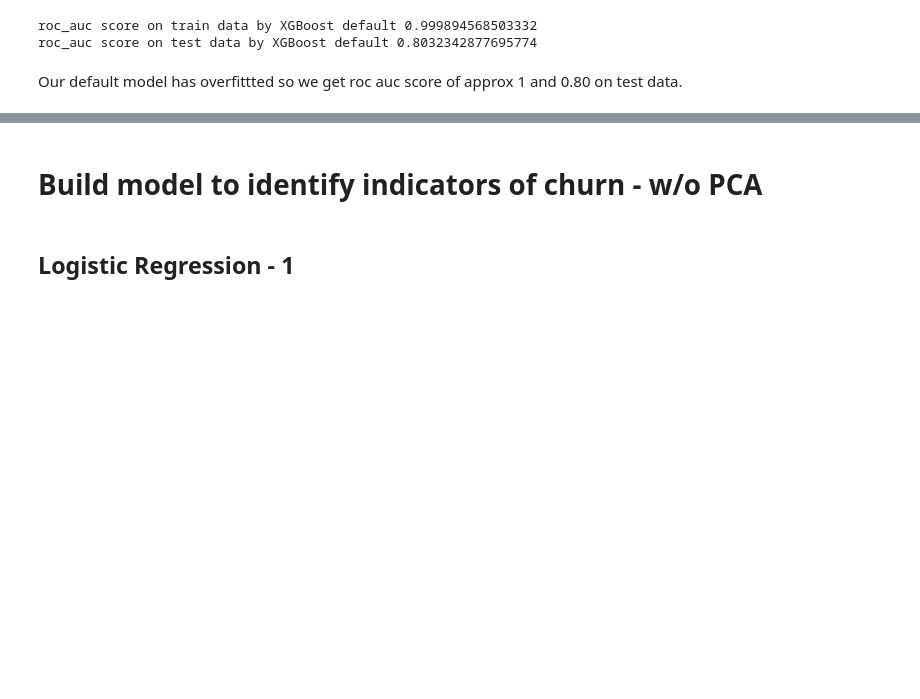
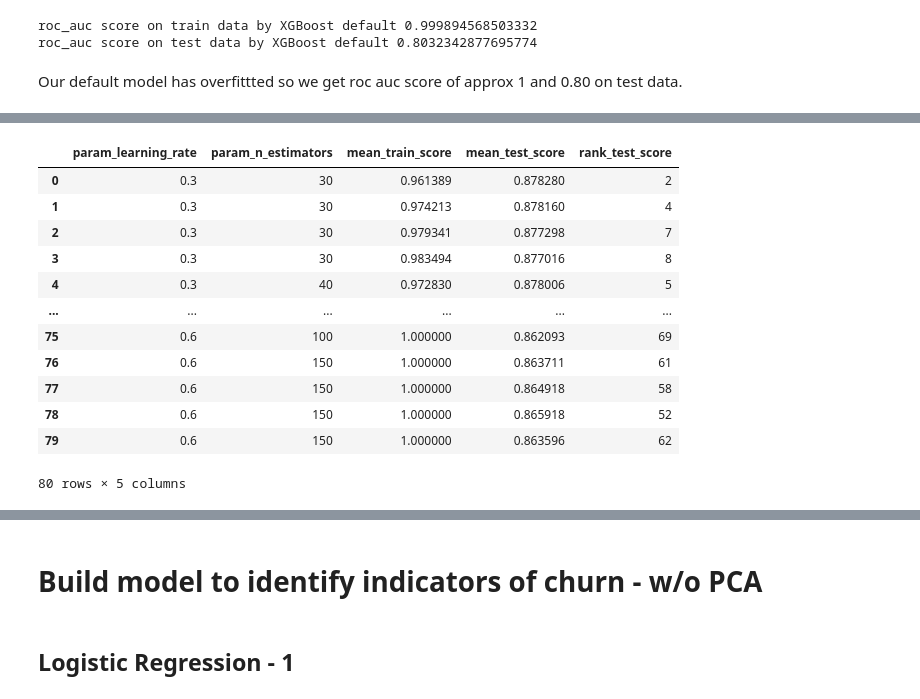
Before and after one commit to sreedevigattu/telecomchurn, a Jupyter notebook: telecomchurn.ipynb, the cells around one changed output, grey strips where cells are left out. Saved outputs shown, nothing was run; the diff lists cells and outputs as text; code cells hidden in the pictures; blank space fills up the shorter version.

```diff
--- a/telecomchurn.ipynb
+++ b/telecomchurn.ipynb
@@ -1753,11 +1753,13 @@ roc_auc score on test data by XGBoost default 0.8032342877695774
 Our default model has overfittted so we get roc auc score of approx 1 and 0.80 on test data.
 # %%
 ### Hyperparameter tuning for XGBoost
-from sklearn.model_selection import RandomizedSearchCV
-parameters = {'learning_rate' :[0.3,0.4,0.5,0.6,0.7],
+#Using scale_pos_weight to handle class imbalance in dataset
+
+parameters = {'learning_rate' :[0.3,0.4,0.5,0.6,],
               'n_estimators' : [30,40,50,100,150],
-              'max_depth':[8,10,15,20],
-              'min_child_weight':[4,8,10,15]}
+              'scale_pos_weight' : [0.2,0.4,0.6,0.9 ]
+             }
+
 
 
 scorer = metrics.make_scorer(metrics.roc_auc_score,
@@ -1767,10 +1769,12 @@ scorer = metrics.make_scorer(metrics.roc_auc_score,
 
 xgb_tuned1 = GridSearchCV(estimator = xgb,
                           param_grid = parameters,
+                          scoring=scorer,
                           n_jobs  = -1,
+                          return_train_score  = True,
                           cv = 5
+                          refit = True
                           )
-#, scoring = scorer
 # %%
 xgb_tuned1.fit(X_train_pca,y_train)
 # %% [output]
@@ -1779,0 +1799,17 @@ KeyboardInterrupt:
+# %%
+cv_results = pd.DataFrame(xgb_tuned1.cv_results_)
+cv_results[['param_learning_rate','param_n_estimators','mean_train_score','mean_test_score','rank_test_score']]
+# %% [output]
+|  | param_learning_rate | param_n_estimators | mean_train_score | mean_test_score | rank_test_score |
+| 0 | 0.3 | 30 | 0.961389 | 0.878280 | 2 |
+| 1 | 0.3 | 30 | 0.974213 | 0.878160 | 4 |
+| 2 | 0.3 | 30 | 0.979341 | 0.877298 | 7 |
+| 3 | 0.3 | 30 | 0.983494 | 0.877016 | 8 |
+| 4 | 0.3 | 40 | 0.972830 | 0.878006 | 5 |
+| ... | ... | ... | ... | ... | ... |
+| 75 | 0.6 | 100 | 1.000000 | 0.862093 | 69 |
+| 76 | 0.6 | 150 | 1.000000 | 0.863711 | 61 |
+| 77 | 0.6 | 150 | 1.000000 | 0.864918 | 58 |
+| 78 | 0.6 | 150 | 1.000000 | 0.865918 | 52 |
+| 79 | 0.6 | 150 | 1.000000 | 0.863596 | 62 |
+80 rows × 5 columns
```
Also changed, not shown: parts of 17 cells of this notebook.
